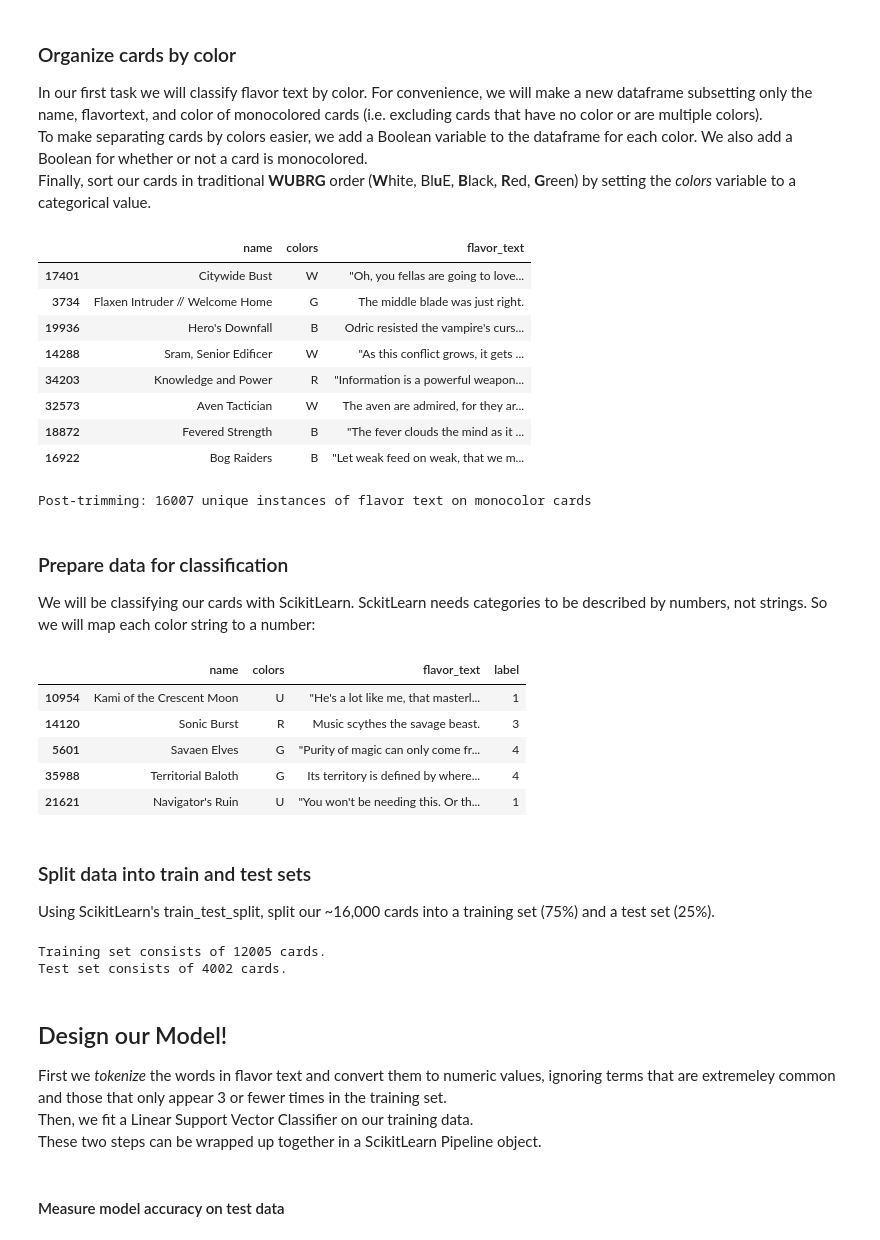
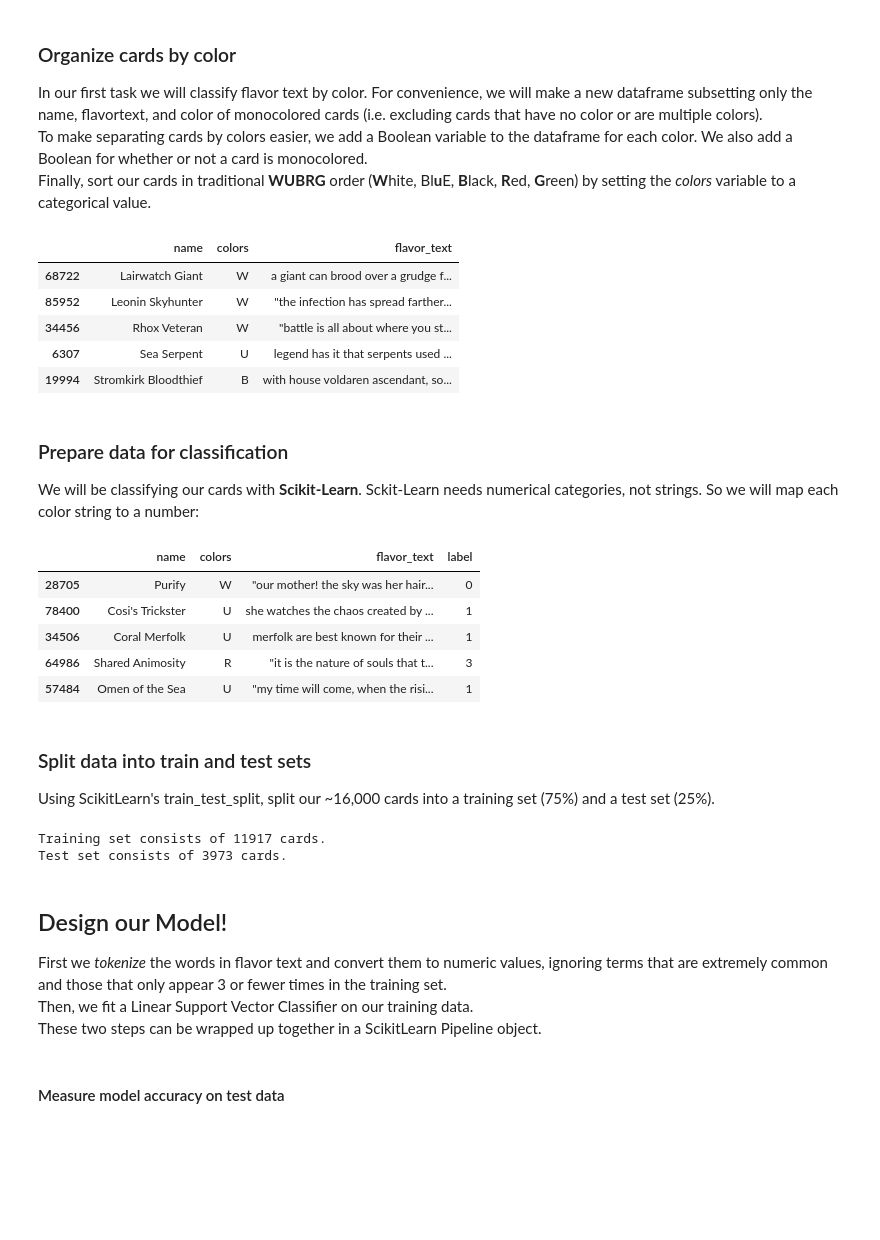
Before and after one commit to ghpetty/MtG_ClassyFlavor, a Jupyter notebook: Color_from_Flavor.ipynb, the cells around one changed output. Cells and saved outputs as stored; diff of their text form; code cells hidden in the pictures; blank space fills up the shorter version.

```diff
--- a/Color_from_Flavor.ipynb
+++ b/Color_from_Flavor.ipynb
@@ -64,0 +17,10 @@ Done!
+# %%
+sf_bulk_url = "https://api.scryfall.com/bulk-data"
+time.sleep(0.5)
+sf_response = requests.get(sf_bulk_url).json()
+download_dict = [d for d in sf_response['data'] if d['type'] == 'default_cards'][0]
+
+data_size = np.round(download_dict['size'] / 1e6,1)
+print(f"Downloading {data_size} MB of card data...")
+card_data_raw = requests.get(download_dict['download_uri']).json()
+print("Download complete!")
@@ -64,0 +34,11 @@ Done!
+# %%
+data = pd.DataFrame(card_data_raw)
+data.drop(data.index[data['set_type'] == 'funny'],inplace=True)
+data.drop(data.index[data['lang']!='en'],inplace=True)
+data.drop(data.index[data['flavor_text'].isnull()],inplace=True)
+data['flavor_text'] = data.flavor_text.apply(lambda x : x.lower())
+data.drop_duplicates(subset ='flavor_text',inplace=True)
+
+
+nCards = data.shape[0]
+print(f"{nCards} cards with unique flavor text in data set")
@@ -75,39 +52,28 @@ from matplotlib import pyplot as plt
 # %%
-data = pd.DataFrame(data)
-data.drop_duplicates(subset='flavor_text',inplace=True)
-
 for c in ['W','U','B','R','G']:
     tf = data.colors.apply(lambda x : np.shape(x) != (0,) and np.any(np.isin(x,c)))
     data['is_'+c] = tf
 
-tf = np.sum(data.loc[:][['is_W','is_U','is_B','is_R','is_G']],axis=1) == 1
-data['is_monocolor'] = tf
+data['is_monocolor'] = np.sum(data.loc[:][['is_W','is_U','is_B','is_R','is_G']],axis=1) == 1
 
 data_monocolor = data.loc[data.is_monocolor][['name','colors','flavor_text']].copy()
 data_monocolor['colors'] = data_monocolor.colors.apply(lambda x: ''.join(x)) # Convert from list to string
 
 data_monocolor['colors'] = pd.Categorical(data_monocolor['colors'],ordered=True)
 data_monocolor['colors'] = data_monocolor['colors'].cat.reorder_categories(['W','U','B','R','G'])
 data_monocolor.sort_values('colors',ascending=True,inplace=True)
-data_monocolor.sample(8)
+data_monocolor.sample(5)
 # %% [output]
 |  | name | colors | flavor_text |
-| 17401 | Citywide Bust | W | "Oh, you fellas are going to love... |
-| 3734 | Flaxen Intruder // Welcome Home | G | The middle blade was just right. |
-| 19936 | Hero's Downfall | B | Odric resisted the vampire's curs... |
-| 14288 | Sram, Senior Edificer | W | "As this conflict grows, it gets ... |
-| 34203 | Knowledge and Power | R | "Information is a powerful weapon... |
-| 32573 | Aven Tactician | W | The aven are admired, for they ar... |
-| 18872 | Fevered Strength | B | "The fever clouds the mind as it ... |
-| 16922 | Bog Raiders | B | "Let weak feed on weak, that we m... |
+| 68722 | Lairwatch Giant | W | a giant can brood over a grudge f... |
+| 85952 | Leonin Skyhunter | W | "the infection has spread farther... |
+| 34456 | Rhox Veteran | W | "battle is all about where you st... |
+| 6307 | Sea Serpent | U | legend has it that serpents used ... |
+| 19994 | Stromkirk Bloodthief | B | with house voldaren ascendant, so... |
-# %%
-print(f"Post-trimming: {data_monocolor.shape[0]} unique instances of flavor text on monocolor cards")
-# %% [output]
-Post-trimming: 16007 unique instances of flavor text on monocolor cards
 # %% [markdown]
 ### Prepare data for classification
 
-We will be classifying our cards with ScikitLearn. SckitLearn needs categories to be described by numbers, not strings. So we will map each color string to a number:
+We will be classifying our cards with **Scikit-Learn**. Sckit-Learn needs numerical categories, not strings. So we will map each color string to a number:
 # %%
 label_map = {'W':0,
              'U':1,
@@ -118,11 +84,11 @@ data_monocolor['label'] = data_monocolor['colors'].map(label_map)
 data_monocolor.sample(5)
 # %% [output]
 |  | name | colors | flavor_text | label |
-| 10954 | Kami of the Crescent Moon | U | "He's a lot like me, that masterl... | 1 |
-| 14120 | Sonic Burst | R | Music scythes the savage beast. | 3 |
-| 5601 | Savaen Elves | G | "Purity of magic can only come fr... | 4 |
-| 35988 | Territorial Baloth | G | Its territory is defined by where... | 4 |
-| 21621 | Navigator's Ruin | U | "You won't be needing this. Or th... | 1 |
+| 28705 | Purify | W | "our mother! the sky was her hair... | 0 |
+| 78400 | Cosi's Trickster | U | she watches the chaos created by ... | 1 |
+| 34506 | Coral Merfolk | U | merfolk are best known for their ... | 1 |
+| 64986 | Shared Animosity | R | "it is the nature of souls that t... | 3 |
+| 57484 | Omen of the Sea | U | "my time will come, when the risi... | 1 |
 # %% [markdown]
 ### Split data into train and test sets
 
@@ -131,16 +97,16 @@ Using ScikitLearn's train_test_split, split our ~16,000 cards into a training se
 from sklearn.model_selection import train_test_split
 
 flavor_train, flavor_test, label_train, label_test = train_test_split(
-        data_monocolor['flavor_text'], data_monocolor['label'], test_size=0.25, random_state=1)
+        data_monocolor['flavor_text'], data_monocolor['label'], test_size=0.25, random_state=42)
 
 print('Training set consists of',flavor_train.shape[0],'cards.')
 print('Test set consists of',flavor_test.shape[0],'cards.')
 # %% [output]
-Training set consists of 12005 cards.
-Test set consists of 4002 cards.
+Training set consists of 11917 cards.
+Test set consists of 3973 cards.
 # %% [markdown]
 ## Design our Model!
-First we _tokenize_ the words in flavor text and convert them to numeric values, ignoring terms that are extremeley common and those that only appear 3 or fewer times in the training set. \
+First we _tokenize_ the words in flavor text and convert them to numeric values, ignoring terms that are extremely common and those that only appear 3 or fewer times in the training set. \
 Then, we fit a Linear Support Vector Classifier on our training data. \
 These two steps can be wrapped up together in a ScikitLearn Pipeline object.
 # %%
```
Also changed, not shown: parts of 25 cells of this notebook.
